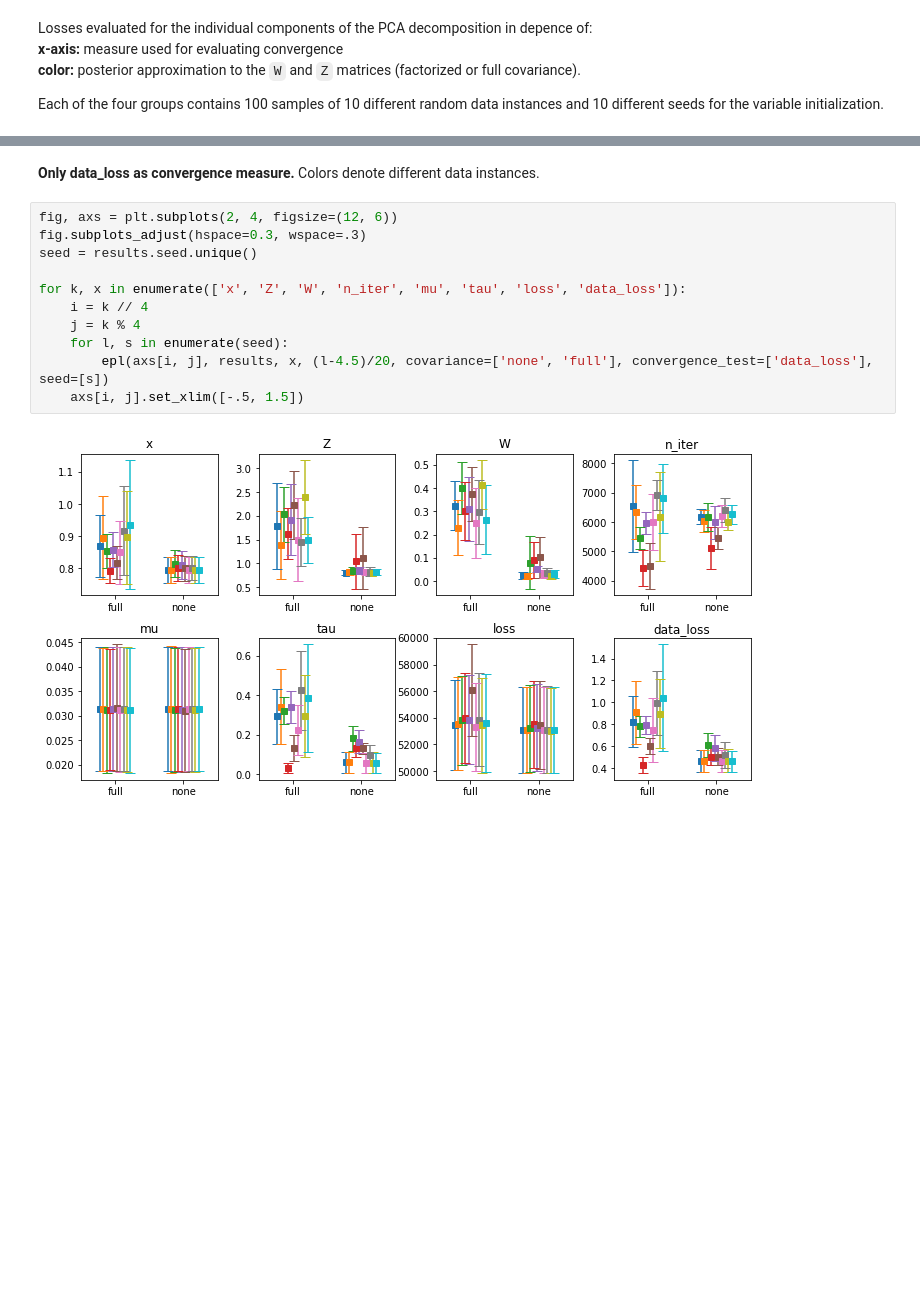
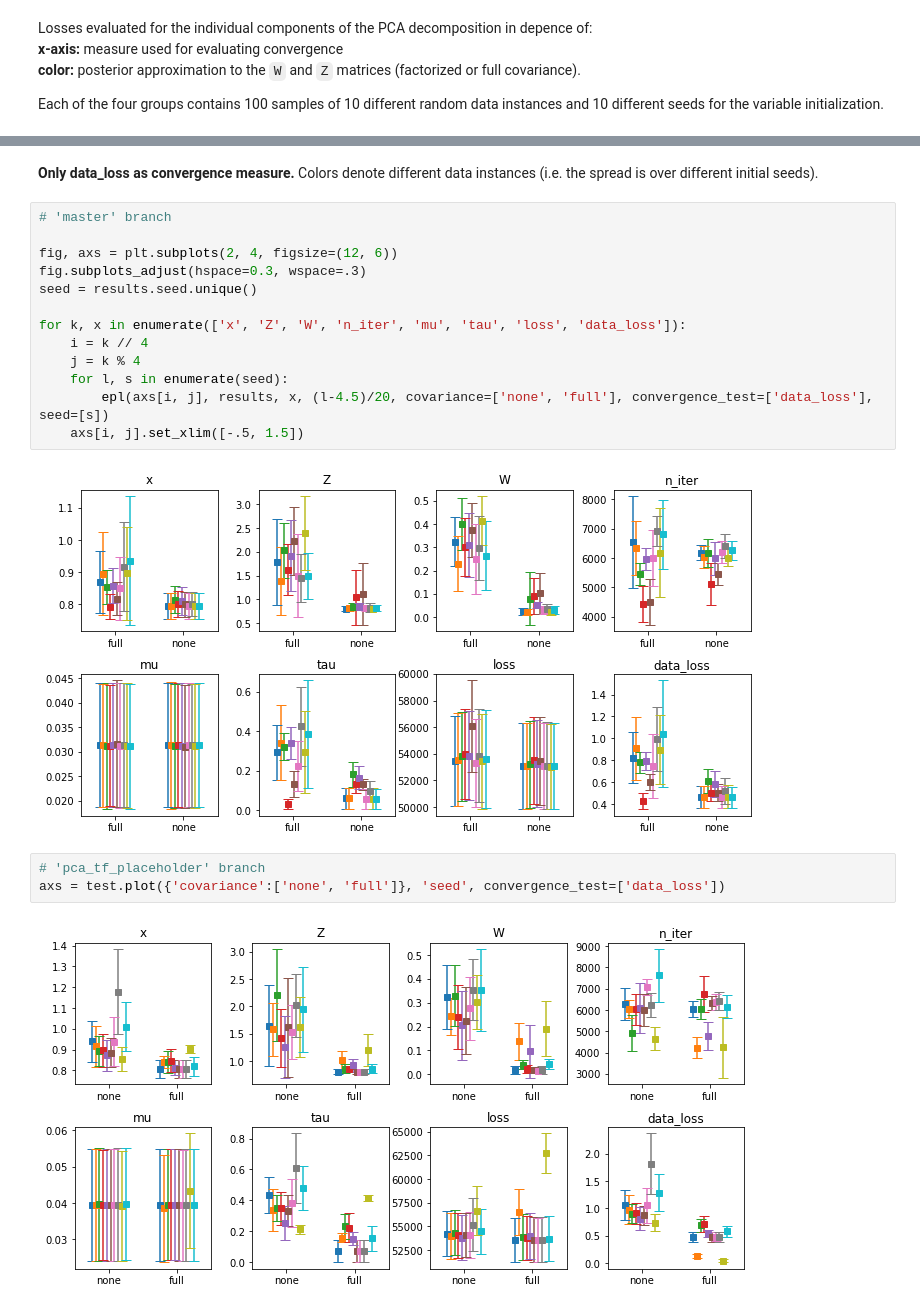
Before and after one commit to betaplane/cezanne, a Jupyter notebook: notebooks/PPCA.ipynb, the cells around one changed output, grey strips where cells are left out. Drawn from its saved outputs; the diff is of its cells as text; blank space fills up the shorter version.

```diff
--- a/notebooks/PPCA.ipynb
+++ b/notebooks/PPCA.ipynb
@@ -735,6 +739,8 @@ for k, x in enumerate(['x', 'Z', 'W', 'n_iter', 'mu', 'tau', 'loss', 'data_loss'
 # %% [markdown]
-**Only data_loss as convergence measure.** Colors denote different data instances.
+**Only data_loss as convergence measure.** Colors denote different data instances (i.e. the spread is over different initial seeds).
 # %%
+# 'master' branch
+
 fig, axs = plt.subplots(2, 4, figsize=(12, 6))
 fig.subplots_adjust(hspace=0.3, wspace=.3)
 seed = results.seed.unique()
@@ -747,4 +753,9 @@ for k, x in enumerate(['x', 'Z', 'W', 'n_iter', 'mu', 'tau', 'loss', 'data_loss'
     axs[i, j].set_xlim([-.5, 1.5])
 # %% [output]
 [figure]
+# %%
+# 'pca_tf_placeholder' branch
+axs = test.plot({'covariance':['none', 'full']}, 'seed', convergence_test=['data_loss'])
+# %% [output]
+[figure, added]
 # %% [markdown]
```
Also changed, not shown: parts of 21 cells of this notebook, 3 other files.
